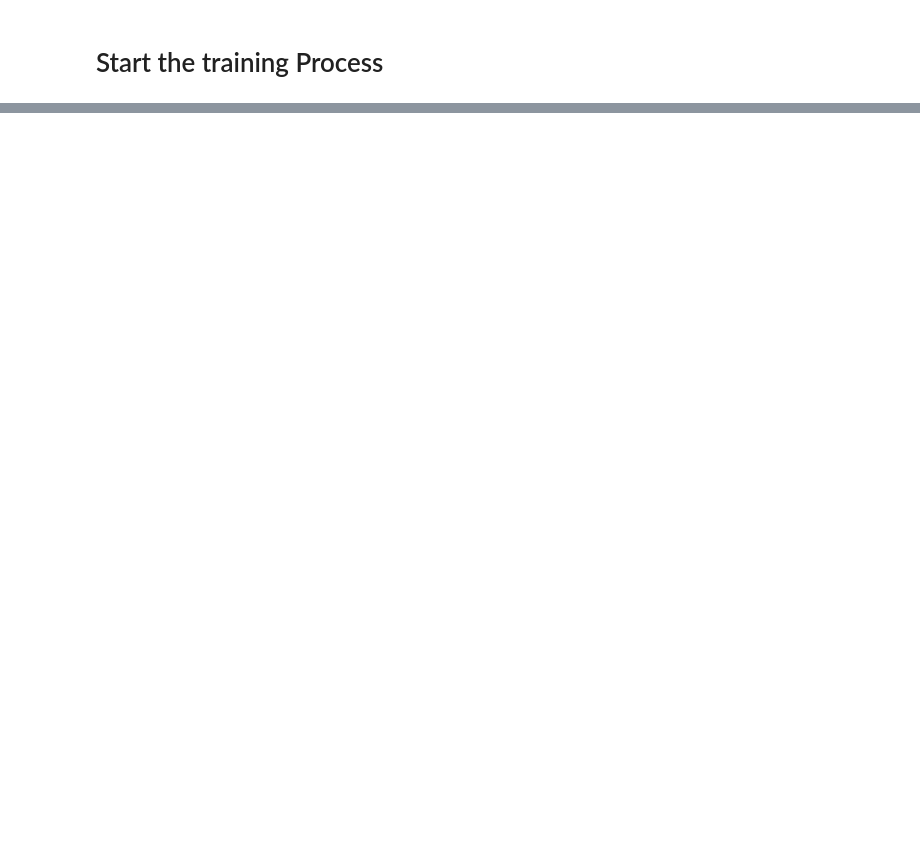
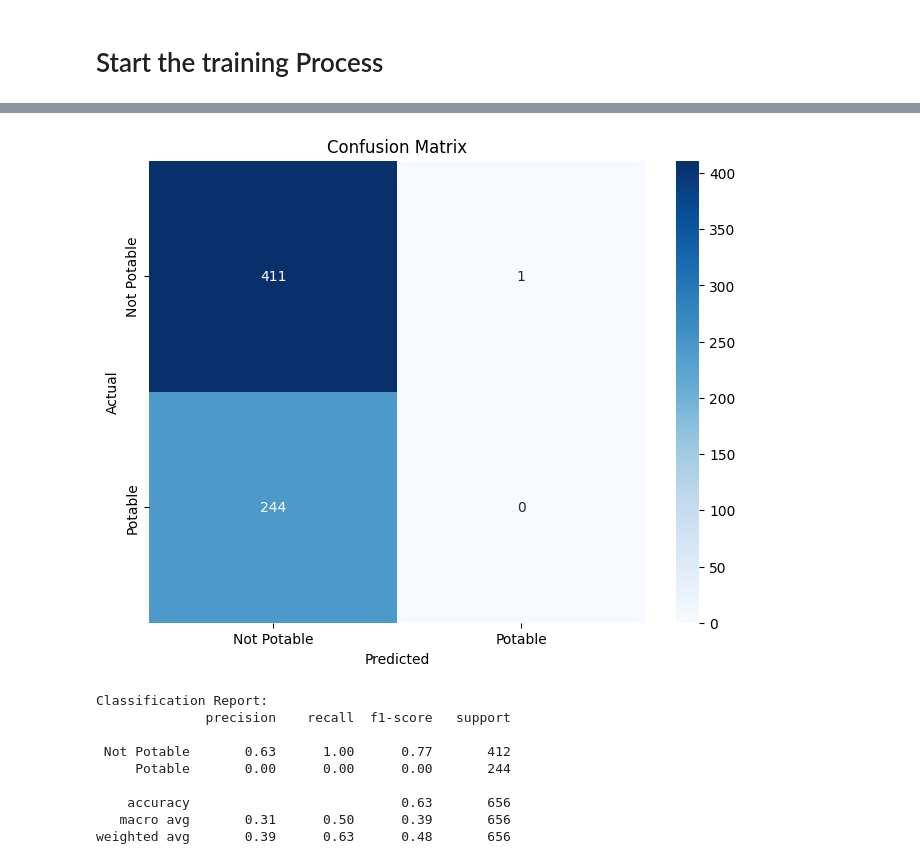
Before and after one commit to NiyonshutiDavid/IntroML-Summative, a Jupyter notebook: DavidNiyonshuti_notebook_.ipynb, the cells around one changed output, grey strips where cells are left out. Drawn from its saved outputs; the diff is of its cells as text; code cells hidden in the pictures; blank space fills up the shorter version.

```diff
--- a/DavidNiyonshuti_notebook_.ipynb
+++ b/DavidNiyonshuti_notebook_.ipynb
@@ -219,0 +252,26 @@ Test Accuracy: 0.9000
+# %%
+# Confusion matrix (visualized)
+# ✅ Precision, Recall, F1-score, and Accuracy printed per class
+
+from sklearn.metrics import confusion_matrix, classification_report
+import numpy as np
+
+# Get predictions
+y_pred_proba = model.predict(X_test)
+y_pred = (y_pred_proba > 0.5).astype(int)
+
+# Generate confusion matrix
+cm = confusion_matrix(y_test, y_pred)
+
+# Visualize confusion matrix
+plt.figure(figsize=(8, 6))
+sns.heatmap(cm, annot=True, fmt='d', cmap='Blues', xticklabels=['Not Potable', 'Potable'], yticklabels=['Not Potable', 'Potable'])
+plt.xlabel('Predicted')
+plt.ylabel('Actual')
+plt.title('Confusion Matrix')
+plt.show()
+
+# Print classification report
+print("\nClassification Report:")
+print(classification_report(y_test, y_pred, target_names=['Not Potable', 'Potable']))
+# %% [output]
@@ -220 +279,11 @@ Test Accuracy: 0.9000
+[figure, added]
+Classification Report:
+              precision    recall  f1-score   support
+
+ Not Potable       0.63      1.00      0.77       412
+     Potable       0.00      0.00      0.00       244
+
+    accuracy                           0.63       656
+   macro avg       0.31      0.50      0.39       656
+weighted avg       0.39      0.63      0.48       656
 # %%
```
Also changed, not shown: parts of 20 cells of this notebook.
